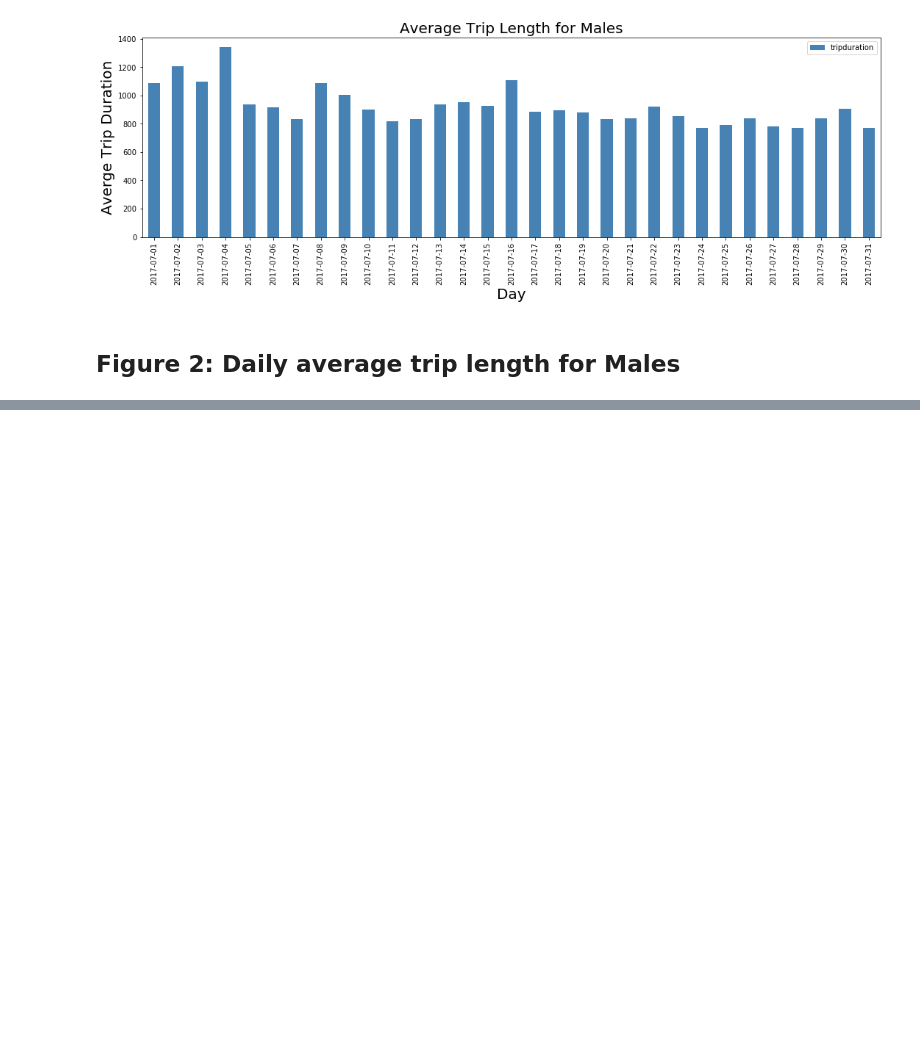
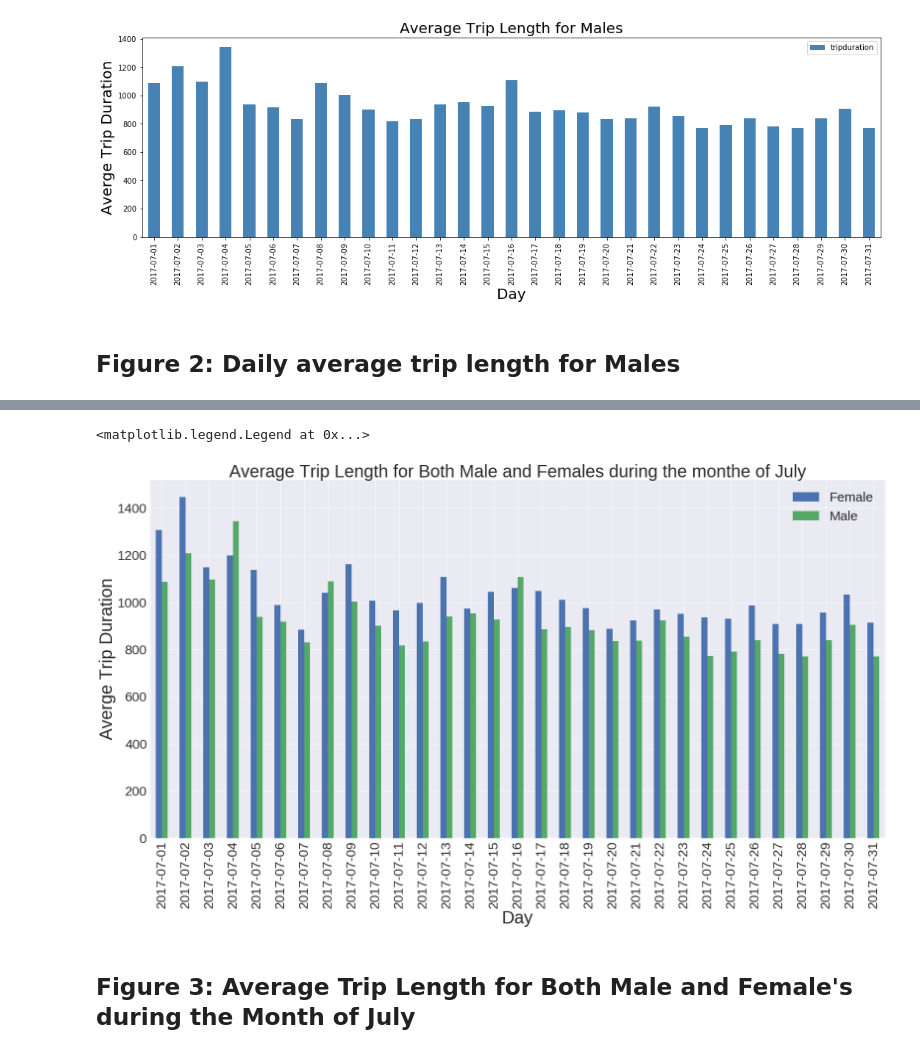
Before and after one commit to ep2247/PUI2017_ep2247, a Jupyter notebook: HW3_ep2247/HW3_2_ep2247.ipynb, the cells around one changed output, grey strips where cells are left out. Drawn from its saved outputs; the diff is of its cells as text; code cells hidden in the pictures; blank space fills up the shorter version.

Commit message:
updated hw3 with combined plot

```diff
--- a/HW3_ep2247/HW3_2_ep2247.ipynb
+++ b/HW3_ep2247/HW3_2_ep2247.ipynb
@@ -190,0 +194,2 @@ ax2.set_title('Average Trip Length for Males', fontsize=20)
+# %%
+gender_df = pd.concat([female_df, male_df], axis=1)
@@ -190,0 +206,11 @@ ax2.set_title('Average Trip Length for Males', fontsize=20)
+# %%
+ax3 = gender_df.plot(kind='bar',figsize=(30,15), fontsize='30')
+ax3.set_ylabel("Averge Trip Duration", fontsize="40")
+ax3.set_xlabel("Day", fontsize="40")
+ax3.set_title('Average Trip Length for Both Male and Females during the monthe of July', fontsize='40')
+ax3.legend(["Female","Male"],fontsize='30')
+# %% [output]
+<matplotlib.legend.Legend at 0x...>
+[figure, added]
+# %% [markdown]
+## Figure 3: Average Trip Length for Both Male and Female's during the Month of July
```
Also changed, not shown: parts of 3 cells of this notebook.
